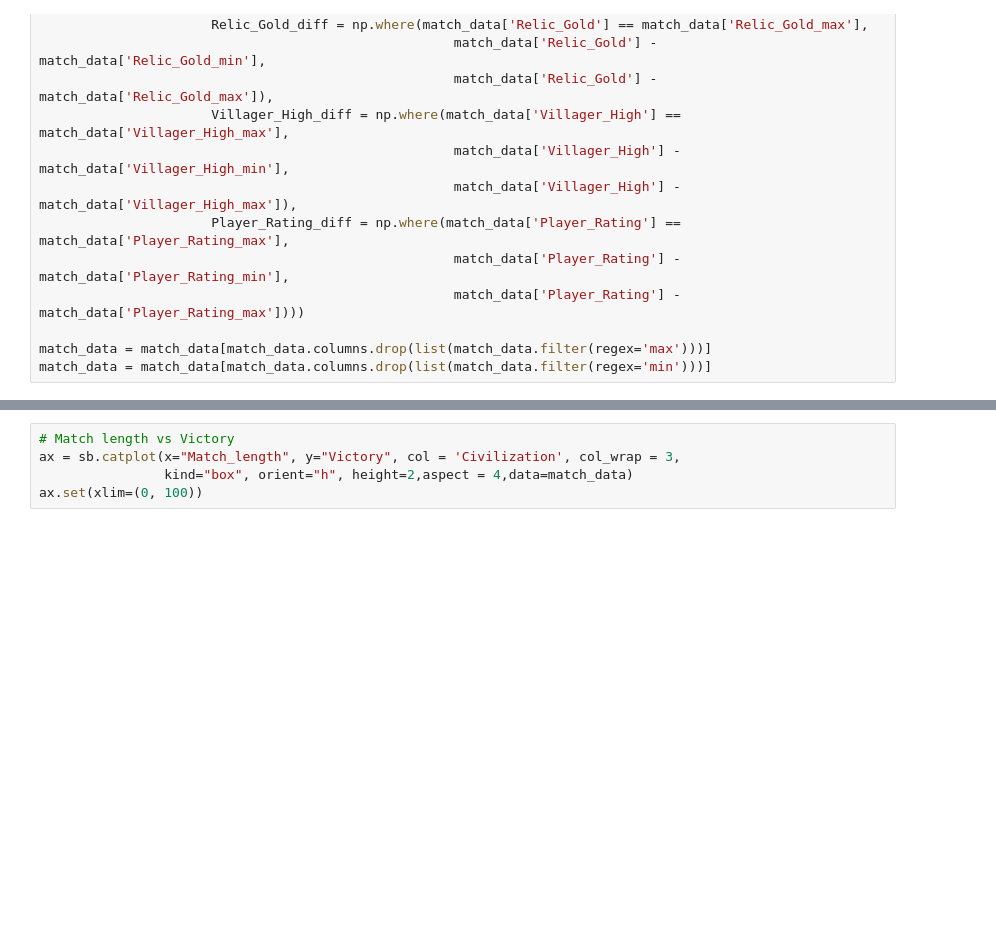
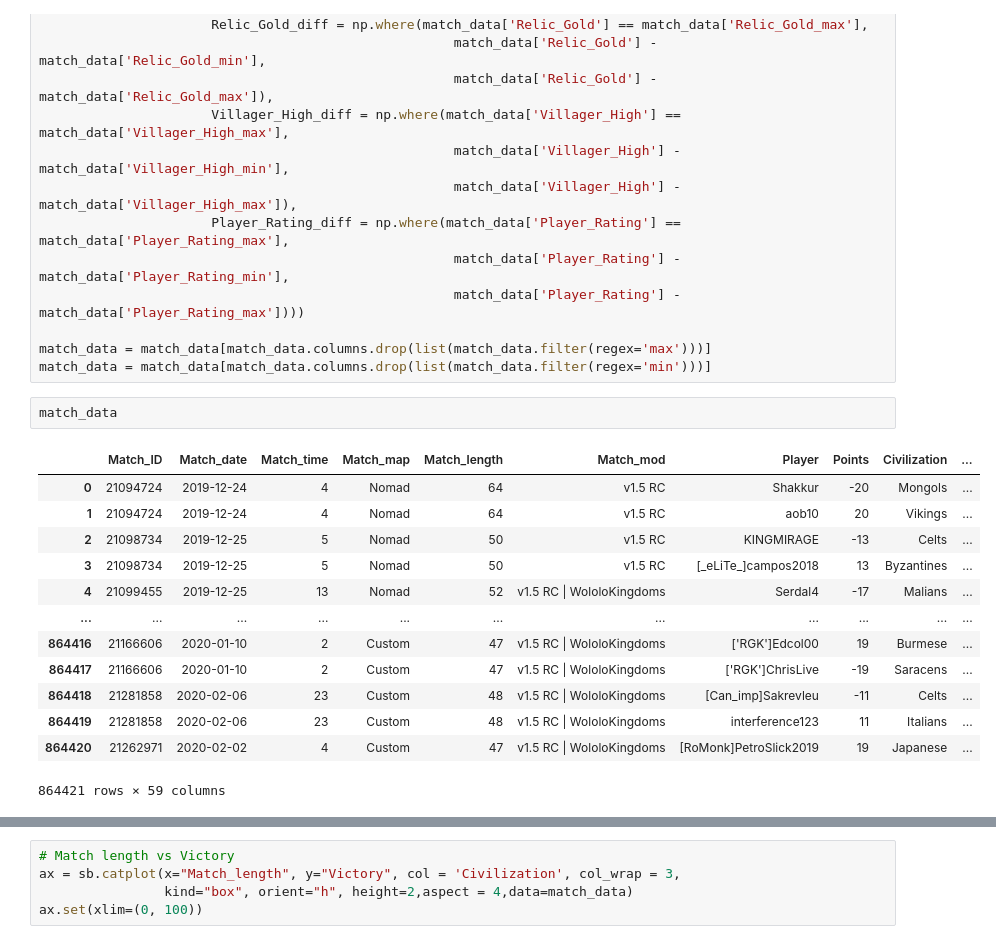
Before and after one commit to InspectorFowler/AgeofEmpires2_Voobly, a Jupyter notebook: src/Mining/Data_mining.ipynb, the cells around one changed output, grey strips where cells are left out. Drawn from its saved outputs; the diff is of its cells as text; blank space fills up the shorter version.

```diff
--- a/src/Mining/Data_mining.ipynb
+++ b/src/Mining/Data_mining.ipynb
@@ -154,6 +154,22 @@ match_data = (match_data
 
 match_data = match_data[match_data.columns.drop(list(match_data.filter(regex='max')))]
 match_data = match_data[match_data.columns.drop(list(match_data.filter(regex='min')))]
+# %%
+match_data
+# %% [output]
+|  | Match_ID | Match_date | Match_time | Match_map | Match_length | Match_mod | Player | Points | Civilization | ... |
+| 0 | 21094724 | 2019-12-24 | 4 | Nomad | 64 | v1.5 RC | Shakkur | -20 | Mongols | ... |
+| 1 | 21094724 | 2019-12-24 | 4 | Nomad | 64 | v1.5 RC | aob10 | 20 | Vikings | ... |
+| 2 | 21098734 | 2019-12-25 | 5 | Nomad | 50 | v1.5 RC | KINGMIRAGE | -13 | Celts | ... |
+| 3 | 21098734 | 2019-12-25 | 5 | Nomad | 50 | v1.5 RC | [_eLiTe_]campos2018 | 13 | Byzantines | ... |
+| 4 | 21099455 | 2019-12-25 | 13 | Nomad | 52 | v1.5 RC | WololoKingdoms | Serdal4 | -17 | Malians | ... |
+| ... | ... | ... | ... | ... | ... | ... | ... | ... | ... | ... |
+| 864416 | 21166606 | 2020-01-10 | 2 | Custom | 47 | v1.5 RC | WololoKingdoms | ['RGK']Edcol00 | 19 | Burmese | ... |
+| 864417 | 21166606 | 2020-01-10 | 2 | Custom | 47 | v1.5 RC | WololoKingdoms | ['RGK']ChrisLive | -19 | Saracens | ... |
+| 864418 | 21281858 | 2020-02-06 | 23 | Custom | 48 | v1.5 RC | WololoKingdoms | [Can_imp]Sakrevleu | -11 | Celts | ... |
+| 864419 | 21281858 | 2020-02-06 | 23 | Custom | 48 | v1.5 RC | WololoKingdoms | interference123 | 11 | Italians | ... |
+| 864420 | 21262971 | 2020-02-02 | 4 | Custom | 47 | v1.5 RC | WololoKingdoms | [RoMonk]PetroSlick2019 | 19 | Japanese | ... |
+864421 rows × 59 columns
 # %%
 # Plotting Player rating vs Economy score
 kws = dict(s=50, linewidth=.5, edgecolor="w")
```
Also changed, not shown: parts of 2 cells of this notebook, 1 other file.
